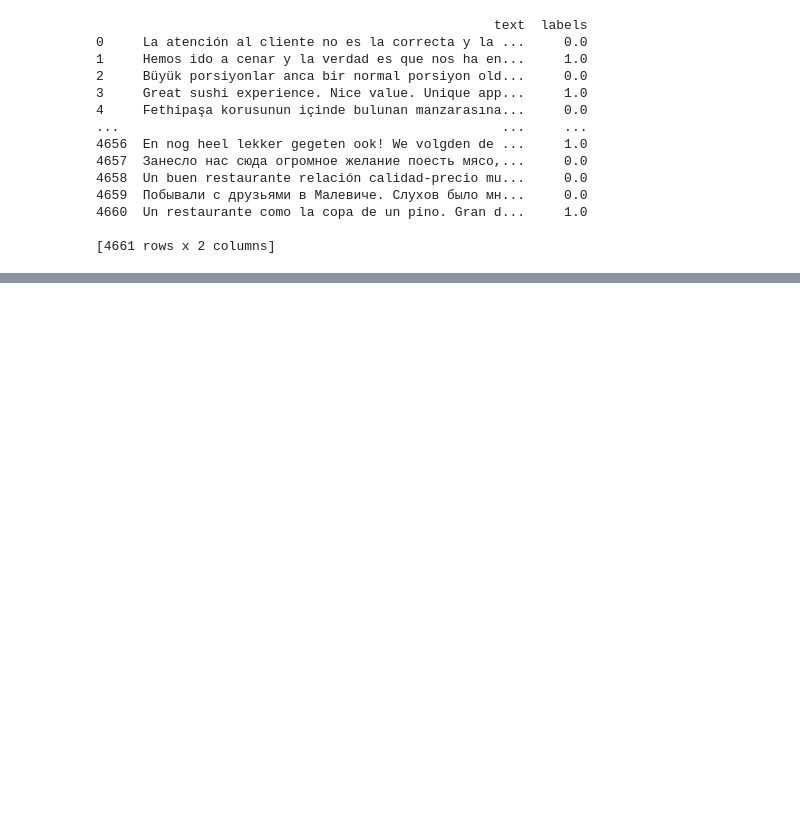
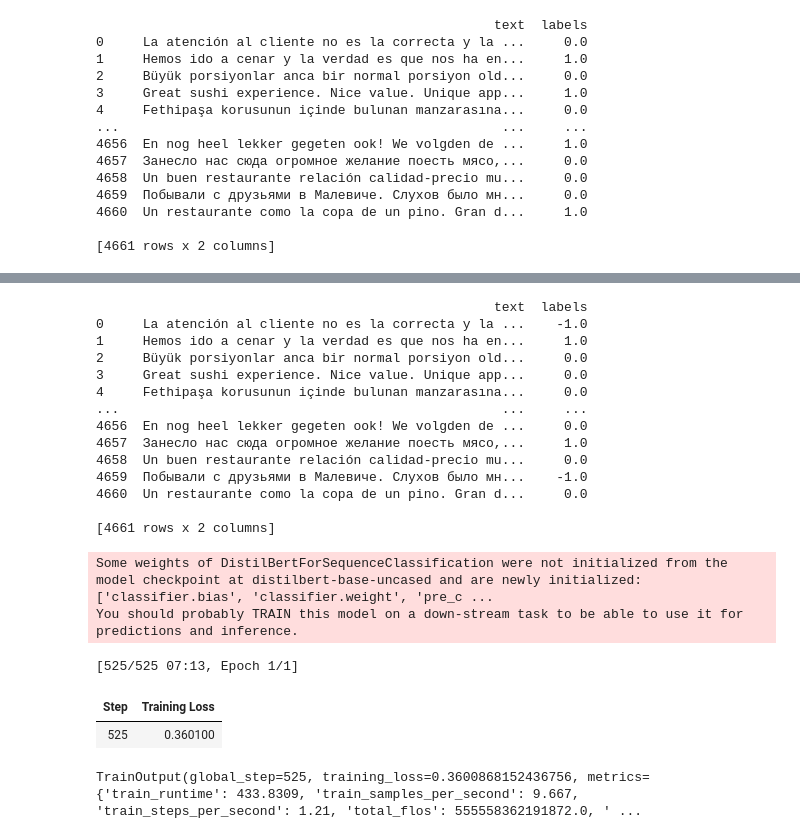
Before and after one commit to targetsm/google_reviews_sentiment, a Jupyter notebook: notebook.ipynb, the cells around one changed output, grey strips where cells are left out. Saved outputs shown, nothing was run; the diff lists cells and outputs as text; code cells hidden in the pictures; blank space fills up the shorter version.

```diff
--- a/notebook.ipynb
+++ b/notebook.ipynb
@@ -1231,0 +761,71 @@ Here one example: Input: 'The food was good, the atmosphere was not.' Output: '[
+# %%
+from datasets import Dataset
+
+# Load IMDb dataset
+data_bert = semval_df[['review','service_sentiment']].copy()
+data_bert =  data_bert.fillna(0)
+data_bert = data_bert.rename(columns={"review": "text", "service_sentiment": "labels"})
+print(data_bert)
+dataset = Dataset.from_pandas(data_bert)
+dataset = dataset.train_test_split(test_size=0.1)
+
+from transformers import AutoTokenizer
+
+# Load the tokenizer for a pretrained BERT model
+tokenizer = AutoTokenizer.from_pretrained("distilbert-base-uncased", token='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')
+
+def tokenize_function(examples):
+    return tokenizer(examples["text"], padding="max_length", truncation=True)
+
+tokenized_datasets = dataset.map(tokenize_function, batched=True)
+
+from transformers import AutoModelForSequenceClassification
+model = AutoModelForSequenceClassification.from_pretrained("distilbert-base-uncased", num_labels=1, token='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')
+model.resize_token_embeddings(len(tokenizer))
+
+from transformers import TrainingArguments, Trainer
+
+def compute_metrics(eval_pred):
+    predictions, labels = eval_pred
+    rmse = mean_squared_error(labels, predictions, squared=False)
+    return {"rmse": rmse}
+
+training_args = TrainingArguments(output_dir="test_trainer",
+                                  logging_strategy="epoch",
+                                  per_device_train_batch_size=8,
+                                  per_device_eval_batch_size=4,
+                                  num_train_epochs=1,
+                                  save_total_limit = 2,
+                                  save_strategy = 'no',
+                                  load_best_model_at_end=False
+                                  )
+
+trainer_sentiment = Trainer(
+    model=model,
+    args=training_args,
+    train_dataset=tokenized_datasets["train"],
+    eval_dataset=tokenized_datasets["test"],
+    compute_metrics=compute_metrics
+)
+trainer_sentiment.train()
+# %% [output]
+                                                   text  labels
+0     La atención al cliente no es la correcta y la ...    -1.0
+1     Hemos ido a cenar y la verdad es que nos ha en...     1.0
+2     Büyük porsiyonlar anca bir normal porsiyon old...     0.0
+3     Great sushi experience. Nice value. Unique app...     0.0
+4     Fethipaşa korusunun içinde bulunan manzarasına...     0.0
+...                                                 ...     ...
+4656  En nog heel lekker gegeten ook! We volgden de ...     0.0
+4657  Занесло нас сюда огромное желание поесть мясо,...     1.0
+4658  Un buen restaurante relación calidad-precio mu...     0.0
+4659  Побывали с друзьями в Малевиче. Слухов было мн...    -1.0
+4660  Un restaurante como la copa de un pino. Gran d...     0.0
+
+[4661 rows x 2 columns]
+Some weights of DistilBertForSequenceClassification were not initialized from the model checkpoint at distilbert-base-uncased and are newly initialized: ['classifier.bias', 'classifier.weight', 'pre_c ...
+You should probably TRAIN this model on a down-stream task to be able to use it for predictions and inference.
+[525/525 07:13, Epoch 1/1]
+| Step | Training Loss |
+| 525 | 0.360100 |
+TrainOutput(global_step=525, training_loss=0.3600868152436756, metrics={'train_runtime': 433.8309, 'train_samples_per_second': 9.667, 'train_steps_per_second': 1.21, 'total_flos': 555558362191872.0, ' ...
```
Also changed, not shown: parts of 35 cells of this notebook, 3 other files.
